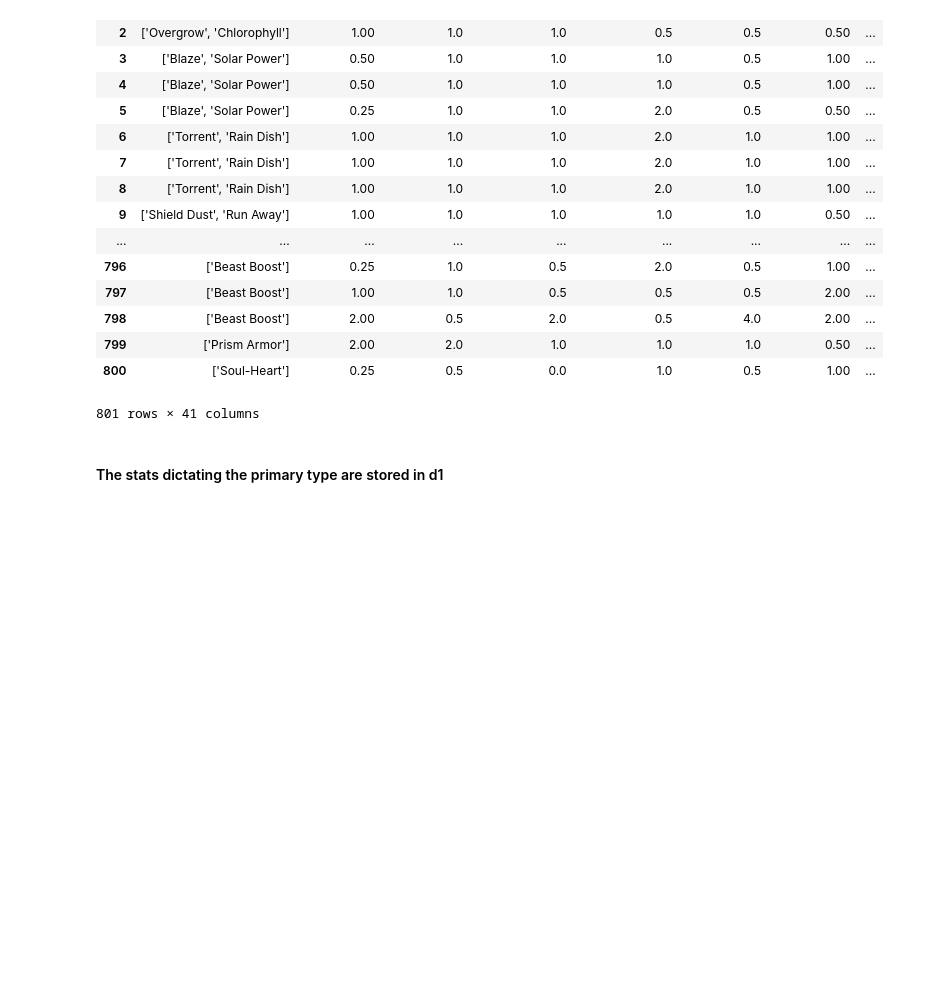
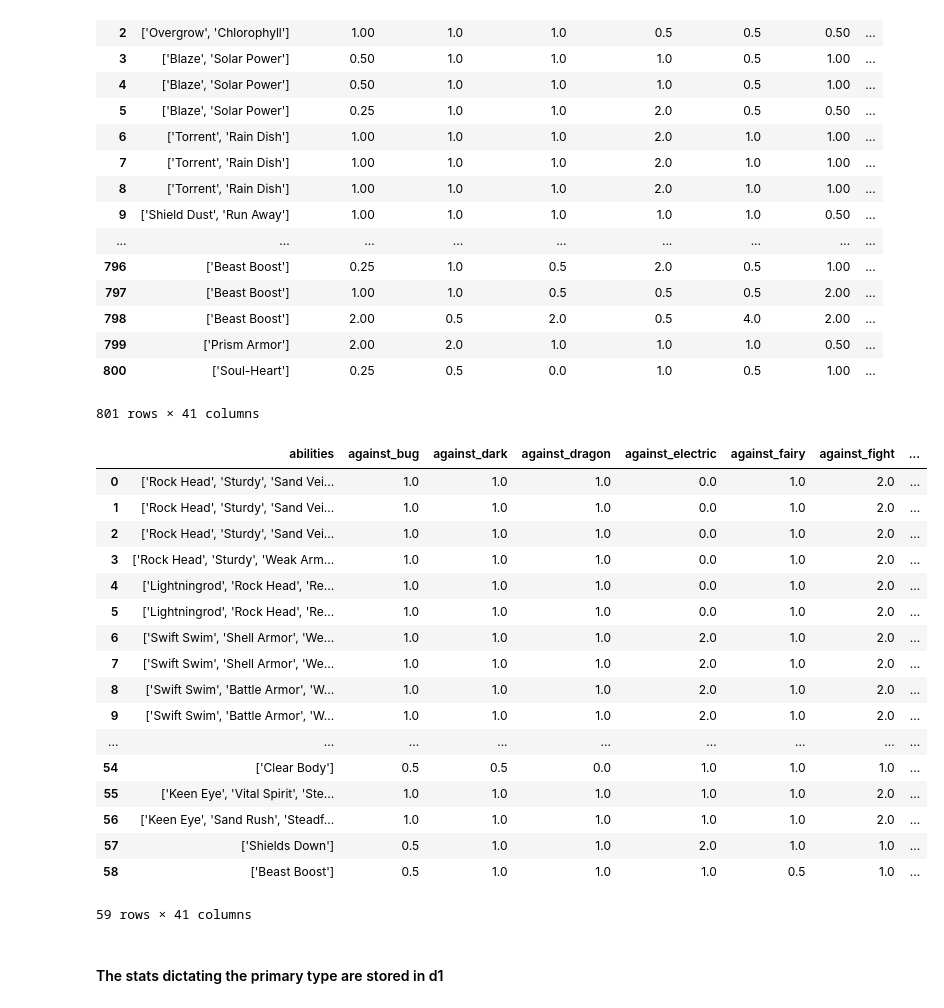
Before and after one commit to jonahcancio/cs180_mp2, a Jupyter notebook: cancio_hernandez_mp2.ipynb, the cells around one changed output. Cells and saved outputs as stored; diff of their text form; code cells hidden in the pictures; blank space fills up the shorter version.

```diff
--- a/cancio_hernandez_mp2.ipynb
+++ b/cancio_hernandez_mp2.ipynb
@@ -63,6 +63,28 @@ data
 | 799 | ['Prism Armor'] | 2.00 | 2.0 | 1.0 | 1.0 | 1.0 | 0.50 | ... |
 | 800 | ['Soul-Heart'] | 0.25 | 0.5 | 0.0 | 1.0 | 0.5 | 1.00 | ... |
 801 rows × 41 columns
+# %%
+normal = data[(data['type1']=='rock') | (data['type2']=='rock')]
+normal.reset_index(drop=True)
+# %% [output]
+|  | abilities | against_bug | against_dark | against_dragon | against_electric | against_fairy | against_fight | ... |
+| 0 | ['Rock Head', 'Sturdy', 'Sand Vei... | 1.0 | 1.0 | 1.0 | 0.0 | 1.0 | 2.0 | ... |
+| 1 | ['Rock Head', 'Sturdy', 'Sand Vei... | 1.0 | 1.0 | 1.0 | 0.0 | 1.0 | 2.0 | ... |
+| 2 | ['Rock Head', 'Sturdy', 'Sand Vei... | 1.0 | 1.0 | 1.0 | 0.0 | 1.0 | 2.0 | ... |
+| 3 | ['Rock Head', 'Sturdy', 'Weak Arm... | 1.0 | 1.0 | 1.0 | 0.0 | 1.0 | 2.0 | ... |
+| 4 | ['Lightningrod', 'Rock Head', 'Re... | 1.0 | 1.0 | 1.0 | 0.0 | 1.0 | 2.0 | ... |
+| 5 | ['Lightningrod', 'Rock Head', 'Re... | 1.0 | 1.0 | 1.0 | 0.0 | 1.0 | 2.0 | ... |
+| 6 | ['Swift Swim', 'Shell Armor', 'We... | 1.0 | 1.0 | 1.0 | 2.0 | 1.0 | 2.0 | ... |
+| 7 | ['Swift Swim', 'Shell Armor', 'We... | 1.0 | 1.0 | 1.0 | 2.0 | 1.0 | 2.0 | ... |
+| 8 | ['Swift Swim', 'Battle Armor', 'W... | 1.0 | 1.0 | 1.0 | 2.0 | 1.0 | 2.0 | ... |
+| 9 | ['Swift Swim', 'Battle Armor', 'W... | 1.0 | 1.0 | 1.0 | 2.0 | 1.0 | 2.0 | ... |
+| ... | ... | ... | ... | ... | ... | ... | ... | ... |
+| 54 | ['Clear Body'] | 0.5 | 0.5 | 0.0 | 1.0 | 1.0 | 1.0 | ... |
+| 55 | ['Keen Eye', 'Vital Spirit', 'Ste... | 1.0 | 1.0 | 1.0 | 1.0 | 1.0 | 2.0 | ... |
+| 56 | ['Keen Eye', 'Sand Rush', 'Steadf... | 1.0 | 1.0 | 1.0 | 1.0 | 1.0 | 2.0 | ... |
+| 57 | ['Shields Down'] | 0.5 | 1.0 | 1.0 | 2.0 | 1.0 | 1.0 | ... |
+| 58 | ['Beast Boost'] | 0.5 | 1.0 | 1.0 | 1.0 | 0.5 | 1.0 | ... |
+59 rows × 41 columns
 # %% [markdown]
 #### The stats dictating the primary type are stored in d1
 # %%
```
Also changed, not shown: parts of 5 cells of this notebook.
